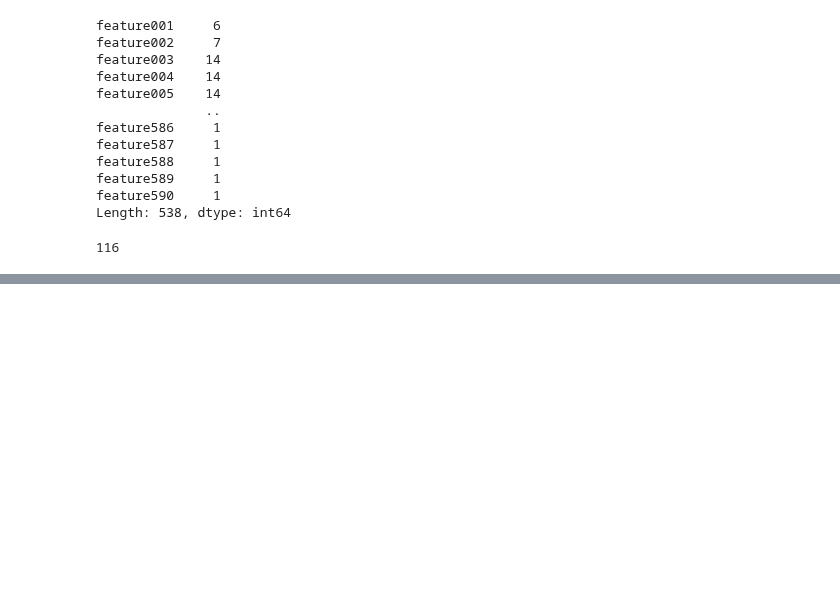
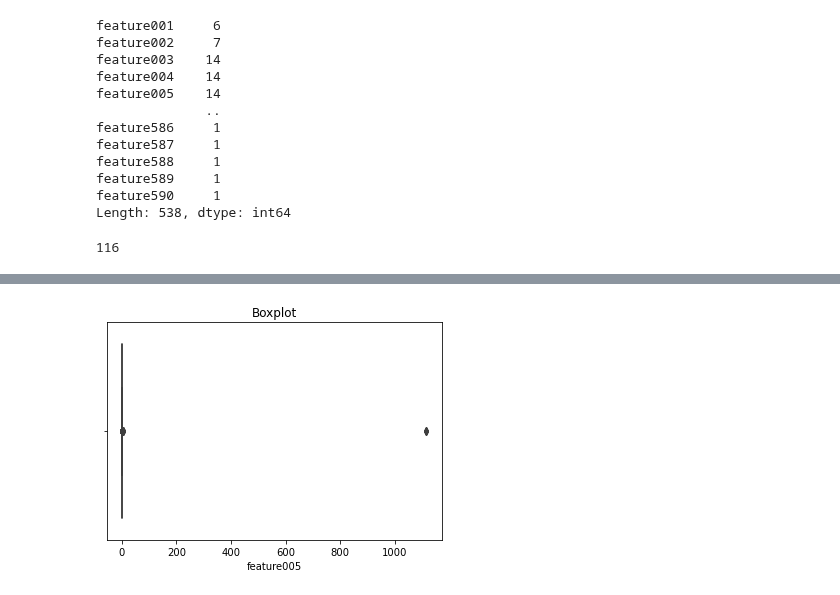
Before and after one commit to Landschy/datamining-htw, a Jupyter notebook: scripts/chayanon.ipynb, the cells around one changed output, grey strips where cells are left out. Saved outputs shown, nothing was run; the diff lists cells and outputs as text; code cells hidden in the pictures; blank space fills up the shorter version.

```diff
--- a/scripts/chayanon.ipynb
+++ b/scripts/chayanon.ipynb
@@ -275,0 +307,6 @@ len(raw_data.columns[raw_data.nunique() == 1])
+# %%
+sns.boxplot(x= feature_data.iloc[:,4])
+plt.title('Boxplot')
+plt.show()
+# %% [output]
+[figure, added]
```
Also changed, not shown: parts of 20 cells of this notebook.
